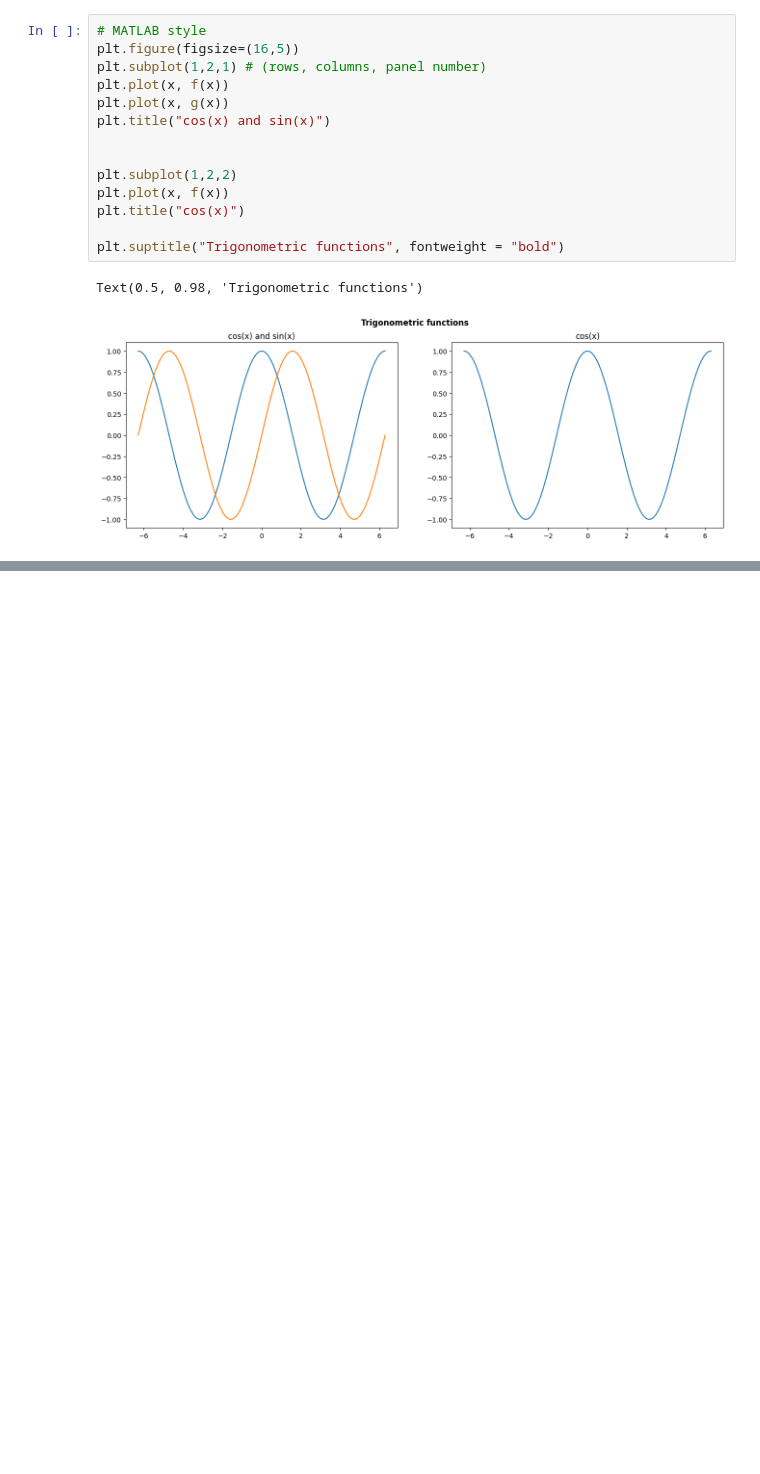
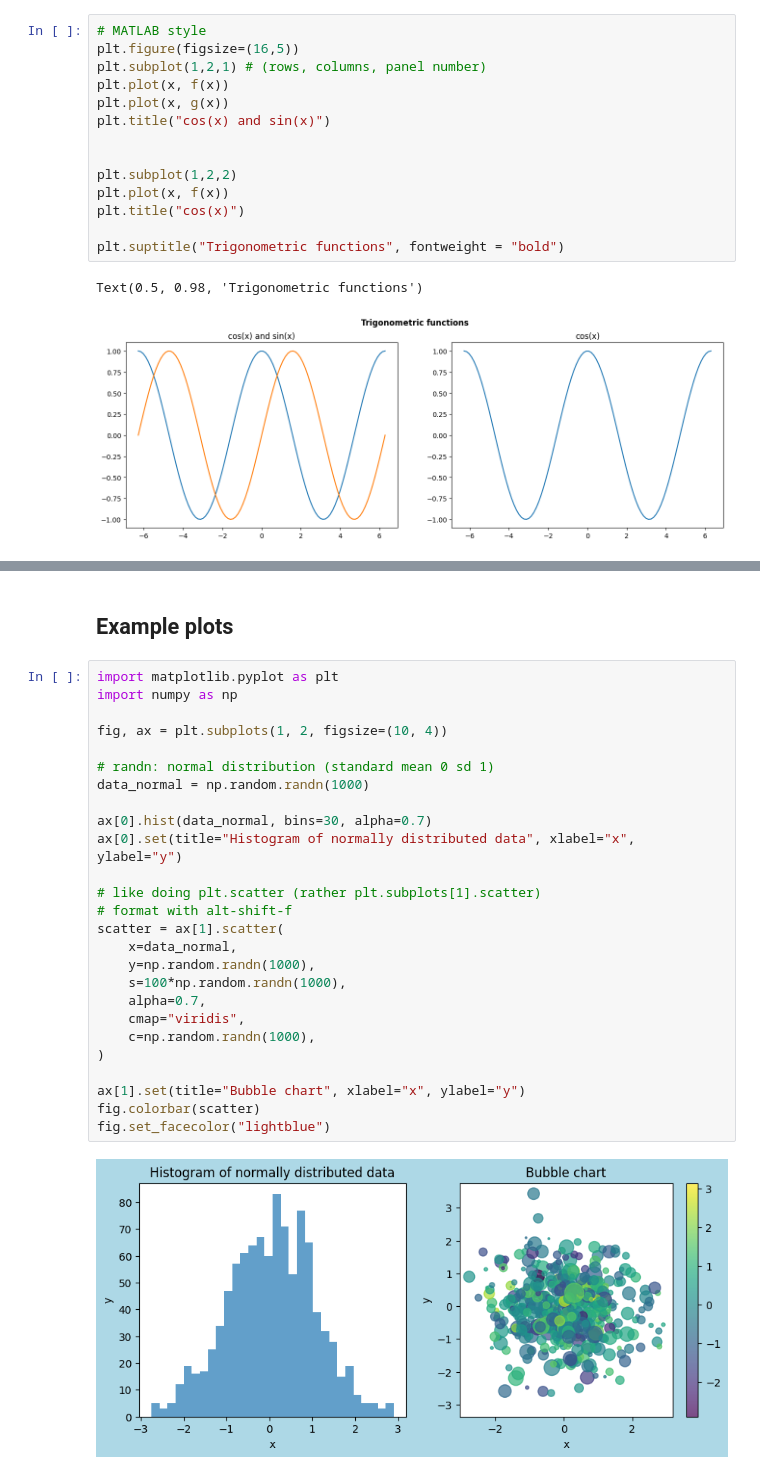
Before and after one commit to jvesand/python-johan-sandberg, a Jupyter notebook: Code-alongs/L16-matplotlib.ipynb, the cells around one changed output, grey strips where cells are left out. Drawn from its saved outputs; the diff is of its cells as text; blank space fills up the shorter version.

Commit message:
code along matplotlib

```diff
--- a/Code-alongs/L16-matplotlib.ipynb
+++ b/Code-alongs/L16-matplotlib.ipynb
@@ -109,3 +111,33 @@ fig.suptitle("Big title", fontsize = 25, fontweight = "bold")
 # %% [output]
 Text(0.5, 0.98, 'Big title')
 [figure]
+# %% [markdown]
+## Example plots
+# %%
+import matplotlib.pyplot as plt
+import numpy as np
+
+fig, ax = plt.subplots(1, 2, figsize=(10, 4))
+
+# randn: normal distribution (standard mean 0 sd 1)
+data_normal = np.random.randn(1000)
+
+ax[0].hist(data_normal, bins=30, alpha=0.7)
+ax[0].set(title="Histogram of normally distributed data", xlabel="x", ylabel="y")
+
+# like doing plt.scatter (rather plt.subplots[1].scatter)
+# format with alt-shift-f
+scatter = ax[1].scatter(
+    x=data_normal,
+    y=np.random.randn(1000),
+    s=100*np.random.randn(1000),
+    alpha=0.7,
+    cmap="viridis",
+    c=np.random.randn(1000),
+)
+
+ax[1].set(title="Bubble chart", xlabel="x", ylabel="y")
+fig.colorbar(scatter)
+fig.set_facecolor("lightblue")
+# %% [output]
+[figure, added]
```
Also changed, not shown: parts of 1 cell of this notebook.
